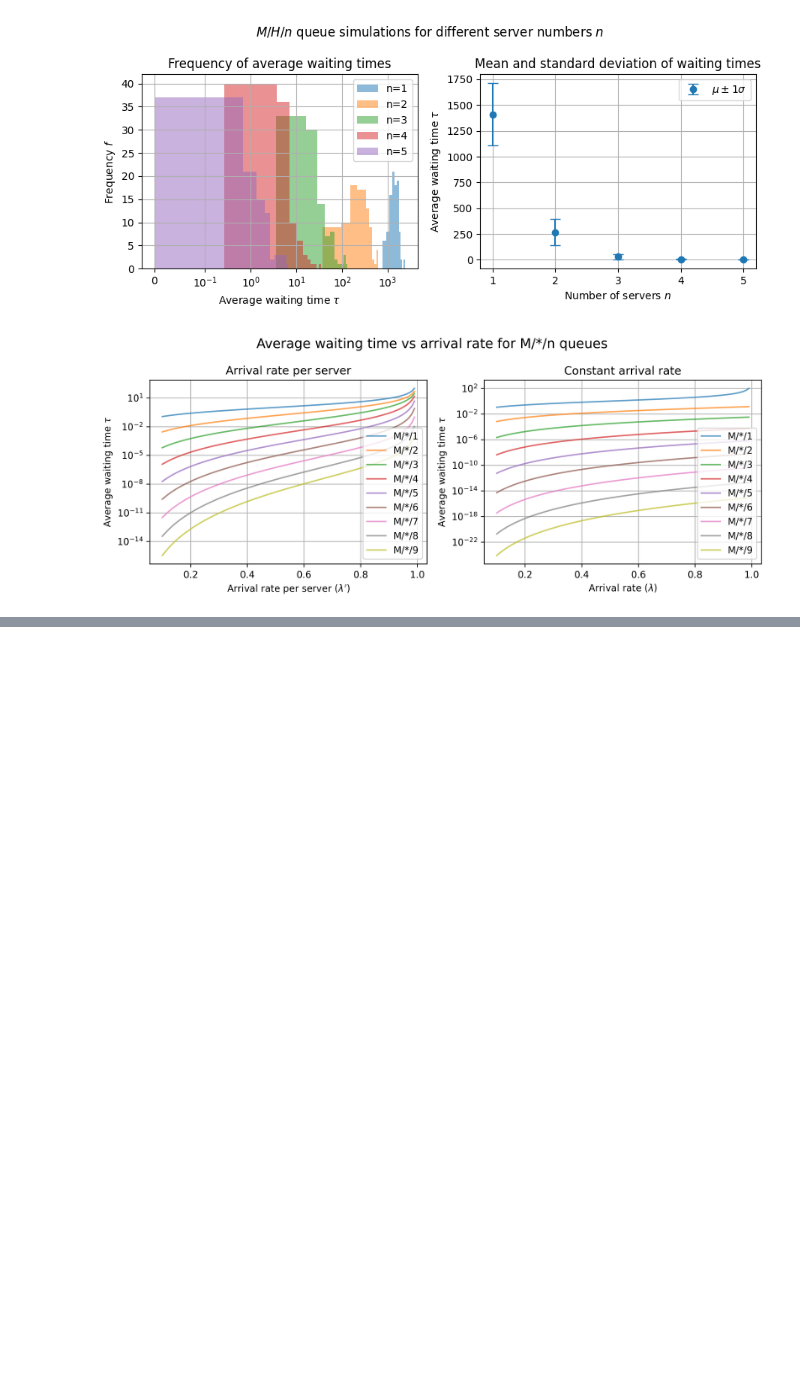
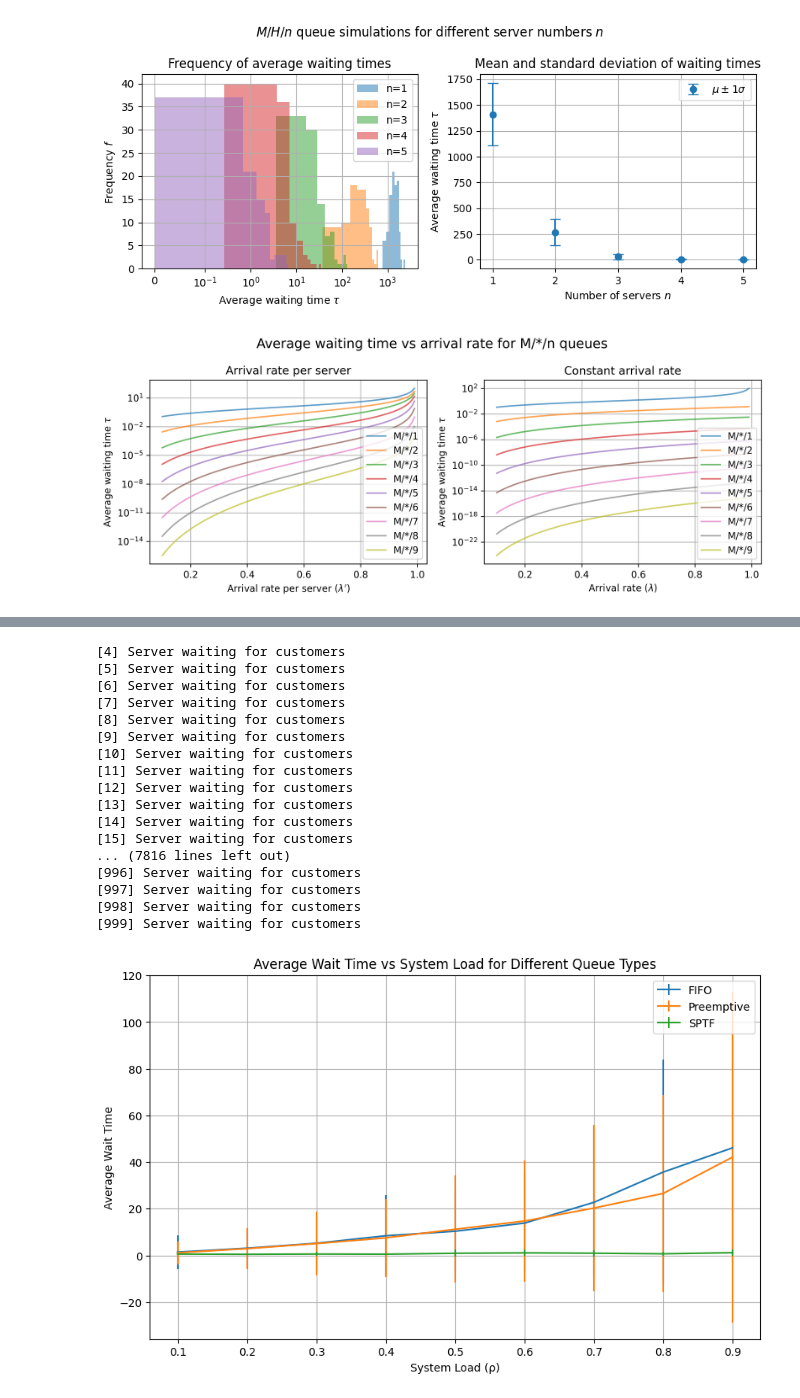
Before and after one commit to jonas4climate/ss-assignment-2, a Jupyter notebook: CalvinLaw_11306734_RaymondZhang_14865904_JonasSchaefer_14039982_2.ipynb, the cells around one changed output, grey strips where cells are left out. Drawn from its saved outputs; the diff is of its cells as text; code cells hidden in the pictures; blank space fills up the shorter version.

```diff
--- a/CalvinLaw_11306734_RaymondZhang_14865904_JonasSchaefer_14039982_2.ipynb
+++ b/CalvinLaw_11306734_RaymondZhang_14865904_JonasSchaefer_14039982_2.ipynb
@@ -627,0 +804,50 @@ print(np.mean(rs))
+# %%
+service_time_distribution = [1, 2, 3, 4, 5]
+rho_values = np.linspace(0.1, 0.9, 9)  # Varying ρ from 0.1 to 0.9
+results = {'FIFO': [], 'Preemptive': [], 'SPTF': []}
+
+for rho in rho_values:
+    lambda_rate = rho * MU
+    # FIFO
+    avg_wait, std_wait = run_simulation(simulate_fifo, lambda_rate, MU)
+    results['FIFO'].append((avg_wait, std_wait))
+
+    # Preemptive
+    avg_wait, std_wait = run_simulation(simulate_preemptive, lambda_rate / 2, lambda_rate / 2, MU)
+    results['Preemptive'].append((avg_wait, std_wait))
+
+    # SPTF
+    avg_wait, std_wait = run_sptf_simulation(1, lambda_rate, service_time_distribution)
+    results['SPTF'].append((avg_wait, std_wait))
+
+plt.figure(figsize=(10, 6))
+for queue_type, data in results.items():
+    avg_waits = [item[0] for item in data]
+    std_devs = [item[1] for item in data]
+    plt.errorbar(rho_values, avg_waits, yerr=std_devs, label=queue_type)
+
+plt.xlabel('System Load (ρ)')
+plt.ylabel('Average Wait Time')
+plt.title('Average Wait Time vs System Load for Different Queue Types')
+plt.legend()
+plt.grid(True)
+plt.show()
+# %% [output]
+[4] Server waiting for customers
+[5] Server waiting for customers
+[6] Server waiting for customers
+[7] Server waiting for customers
+[8] Server waiting for customers
+[9] Server waiting for customers
+[10] Server waiting for customers
+[11] Server waiting for customers
+[12] Server waiting for customers
+[13] Server waiting for customers
+[14] Server waiting for customers
+[15] Server waiting for customers
+... (7816 lines left out)
+[996] Server waiting for customers
+[997] Server waiting for customers
+[998] Server waiting for customers
+[999] Server waiting for customers
+[figure, added]
```
Also changed, not shown: parts of 13 cells of this notebook.
